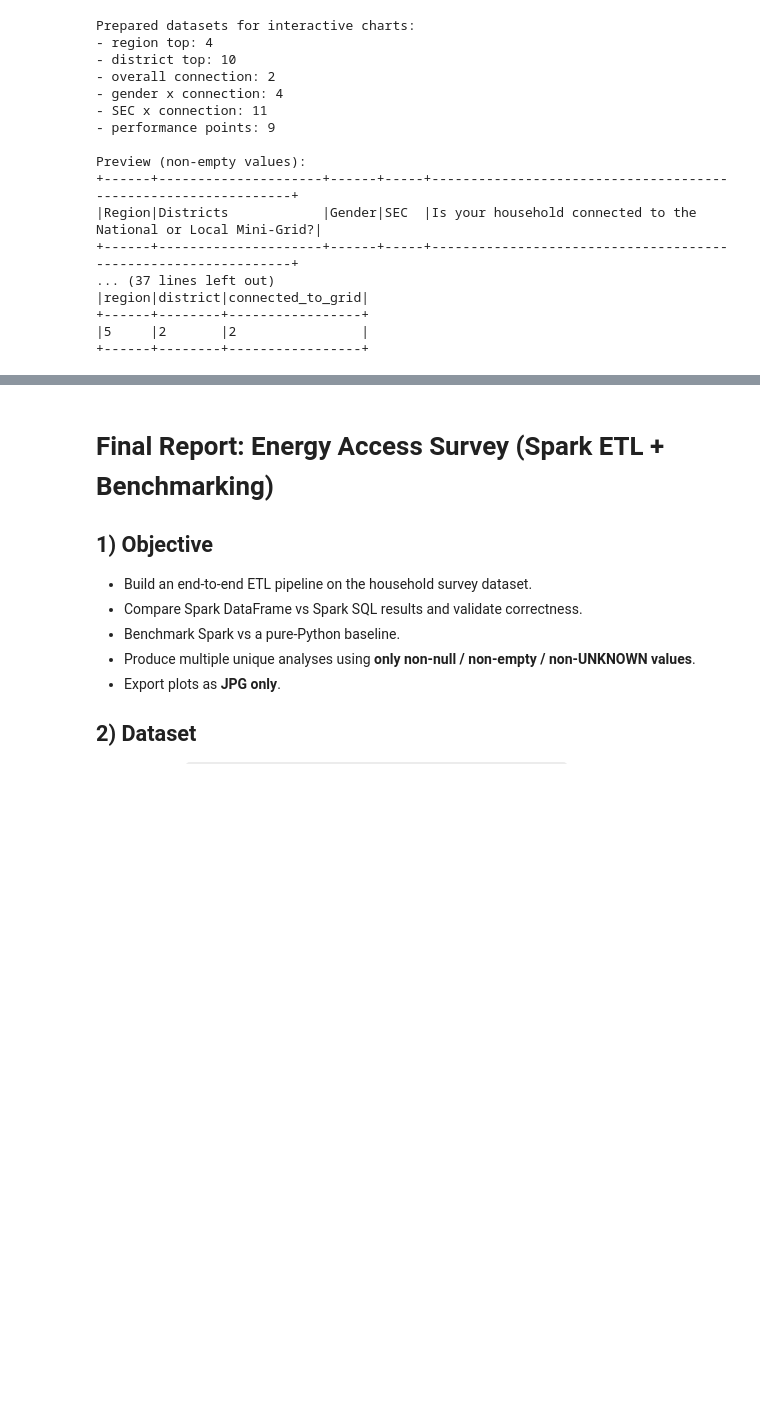
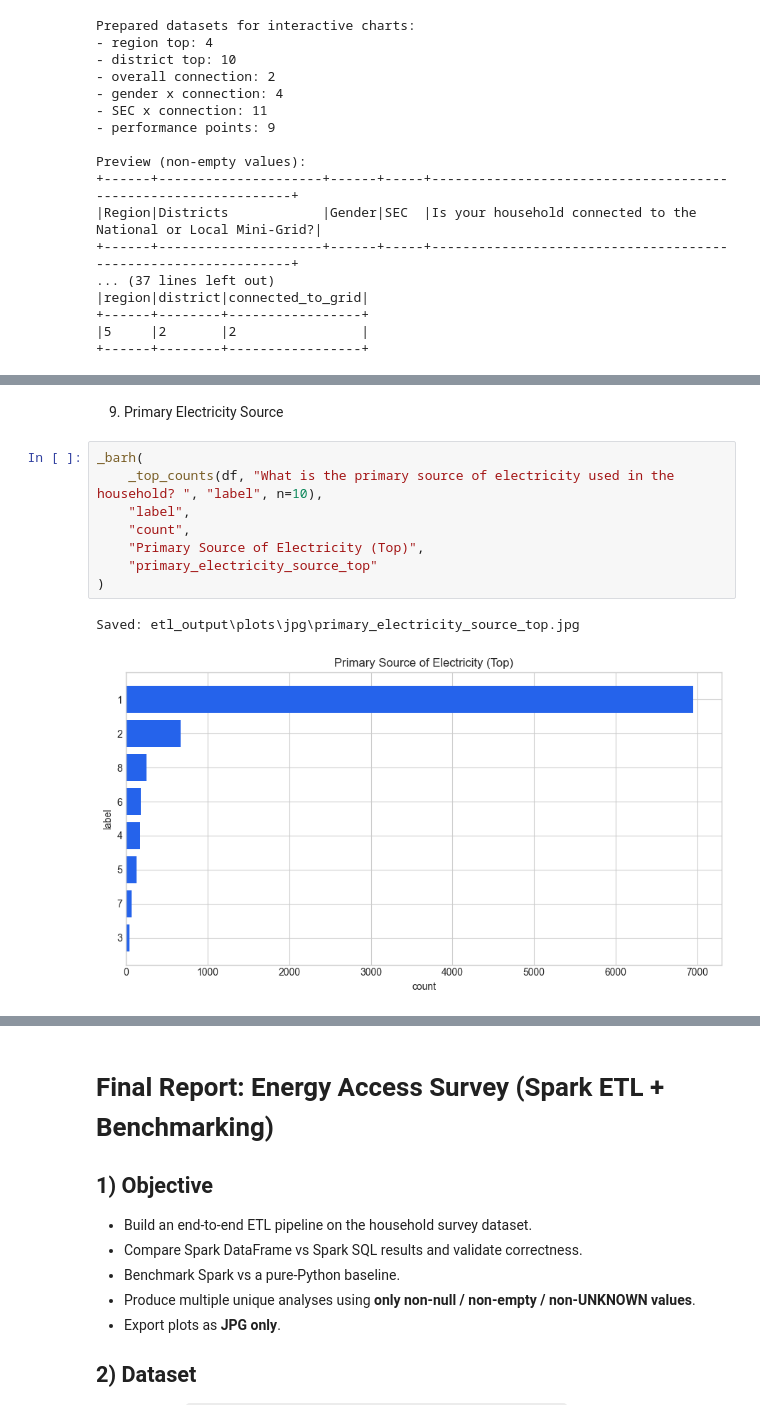
Before and after one commit to MariaYasmeen/PySpark-vs-Python-Performace-Analysis, a Jupyter notebook: energy_project.ipynb, the cells around one changed output, grey strips where cells are left out. Saved outputs shown, nothing was run; the diff lists cells and outputs as text; blank space fills up the shorter version.

```diff
--- a/energy_project.ipynb
+++ b/energy_project.ipynb
@@ -1308,0 +710,13 @@ Saved: etl_output\plots\jpg\performance_speedup_vs_python.jpg
+# %% [markdown]
+9. Primary Electricity Source
+# %%
+_barh(
+    _top_counts(df, "What is the primary source of electricity used in the household? ", "label", n=10),
+    "label",
+    "count",
+    "Primary Source of Electricity (Top)",
+    "primary_electricity_source_top"
+)
+# %% [output]
+Saved: etl_output\plots\jpg\primary_electricity_source_top.jpg
+[figure, added]
```
Also changed, not shown: parts of 43 cells of this notebook.
